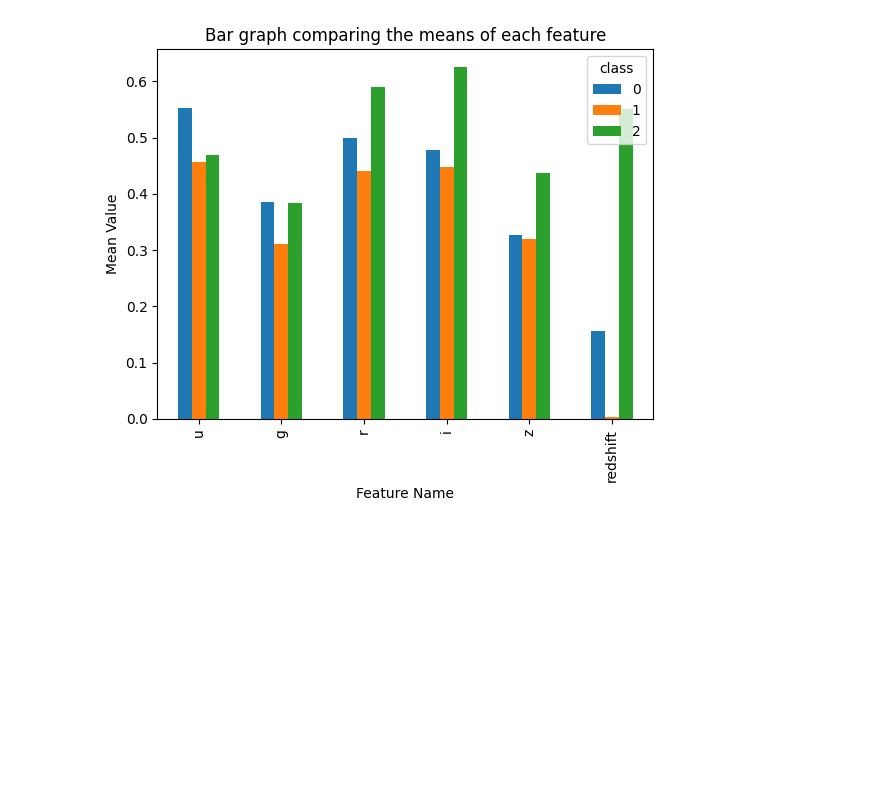
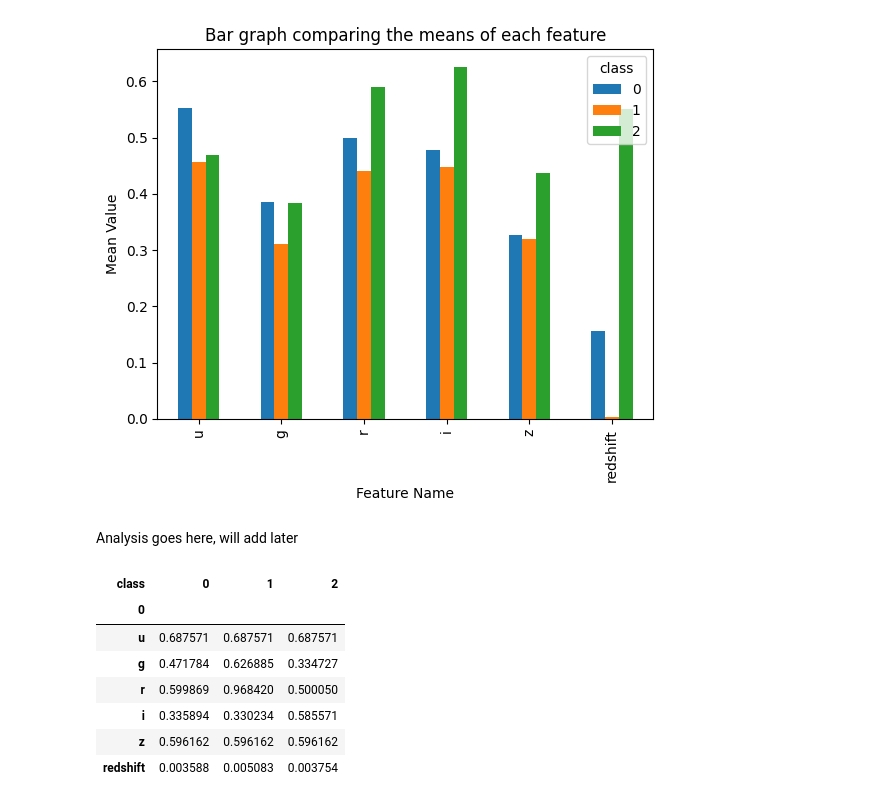
Before and after one commit to Anton1017/STINTSY-MP, a Jupyter notebook: STINTSY MP.ipynb, the cells around one changed output. Cells and saved outputs as stored; diff of their text form; code cells hidden in the pictures; blank space fills up the shorter version.

```diff
--- a/STINTSY MP.ipynb
+++ b/STINTSY MP.ipynb
@@ -297,3 +298,20 @@ plt.ylabel("Mean Value")
 # %% [output]
 Text(0, 0.5, 'Mean Value')
 [figure]
+# %% [markdown]
+Analysis goes here, will add later
+# %%
+mode_df = stars_df.groupby('class').apply(lambda x: x.mode().iloc[0])
+
+mode_df = mode_df[['u','g','r','i','z','redshift']].T
+
+mode_df
+# %% [output]
+| class | 0 | 1 | 2 |
+| 0 |  |  |  |
+| u | 0.687571 | 0.687571 | 0.687571 |
+| g | 0.471784 | 0.626885 | 0.334727 |
+| r | 0.599869 | 0.968420 | 0.500050 |
+| i | 0.335894 | 0.330234 | 0.585571 |
+| z | 0.596162 | 0.596162 | 0.596162 |
+| redshift | 0.003588 | 0.005083 | 0.003754 |
```
Also changed, not shown: parts of 2 cells of this notebook.
